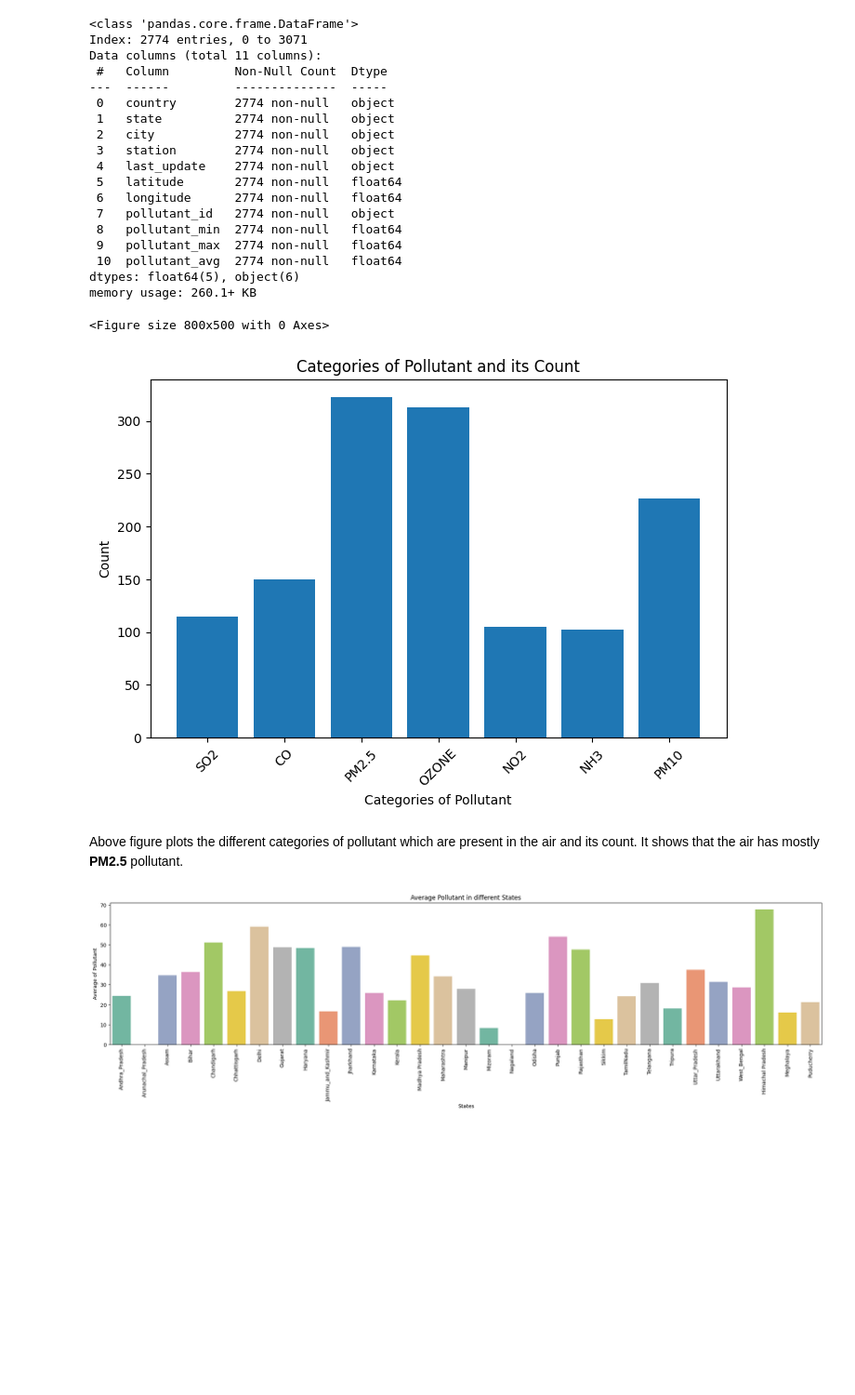
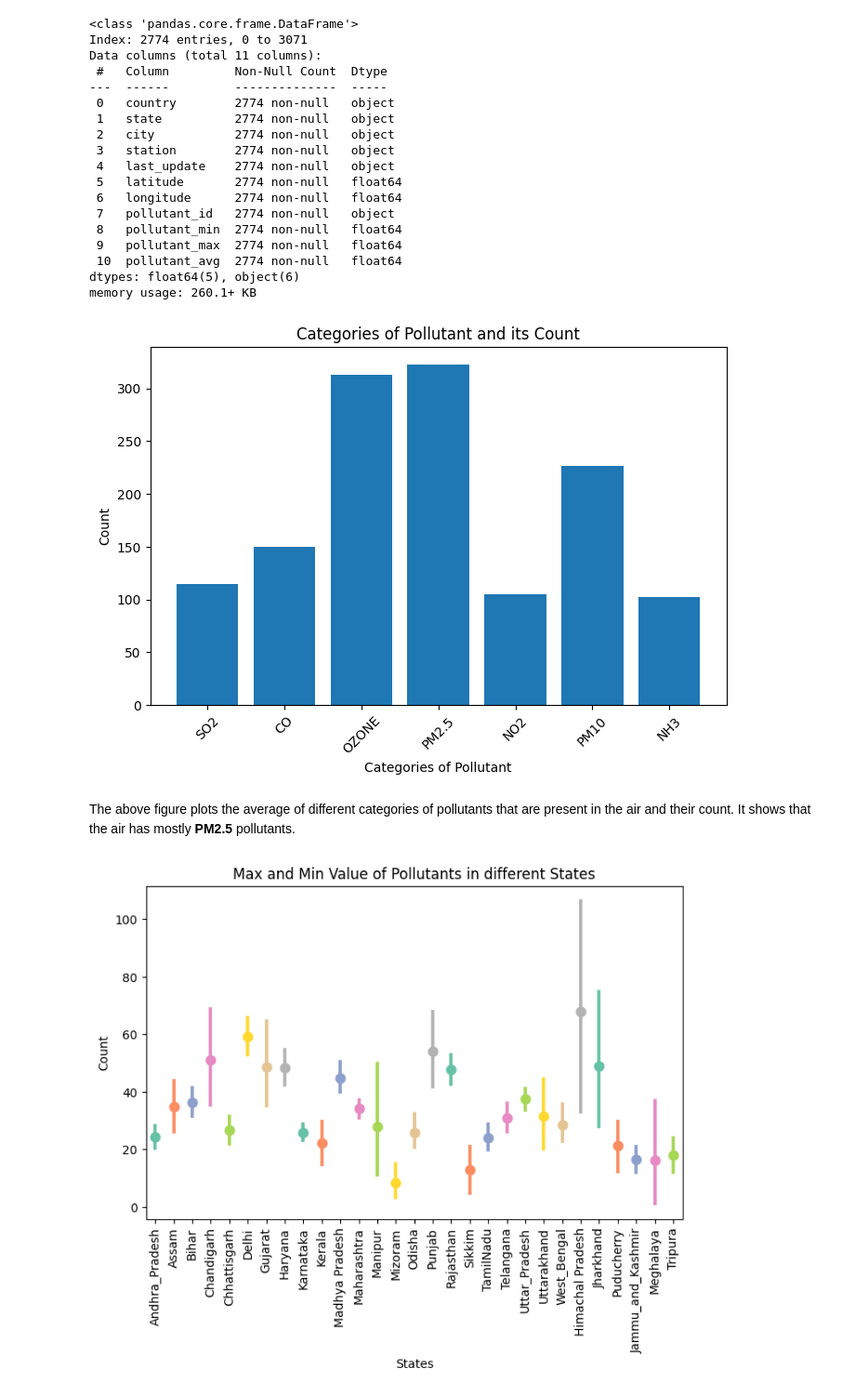
Before and after one commit to adityasharmaa03/PRODIGY_DS_01, a Jupyter notebook: Prodigy_DS_01.ipynb, the cells around one changed output. Shown at 93% size. Saved outputs shown, nothing was run; the diff lists cells and outputs as text; code cells hidden in the pictures; blank space fills up the shorter version.

```diff
--- a/Prodigy_DS_01.ipynb
+++ b/Prodigy_DS_01.ipynb
@@ -97,7 +97,6 @@ Data columns (total 11 columns):
 dtypes: float64(5), object(6)
 memory usage: 260.1+ KB
 # %%
-plt.figure(figsize=(8, 5))
 plt.figure(figsize=(8, 5))
 plt.title('Categories of Pollutant and its Count')
 plt.bar(df['pollutant_id'], df['pollutant_avg'])
@@ -106,18 +105,19 @@ plt.ylabel('Count')
 plt.xticks(rotation=45)
 plt.show()
 # %% [output]
-<Figure size 800x500 with 0 Axes>
-[figure, old version]
+[figure, new version]
 # %% [markdown]
-Above figure plots the different categories of pollutant which are present in the air and its count.
-It shows that the air has mostly **PM2.5** pollutant.
+The above figure plots the average of different categories of pollutants that are present in the air and their count.
+It shows that the air has mostly **PM2.5** pollutants.
-# %%
-plt.figure(figsize=(25, 5))
-plt.title('Average Pollutant in different States')
-sns.barplot(data=df, x=df['state'], y=df['pollutant_avg'],palette='Set2', ci=None)
-plt.xlabel('States')
-plt.ylabel('Average of Pollutant')
-plt.xticks(rotation=90)
-plt.show()
-# %% [output]
-[figure, removed]
+# %%
+plt.figure(figsize=(8, 5))
+plt.title('Max and Min Value of Pollutants in different States')
+
+# df_long = pd.melt(df, id_vars=df['state'], value_vars=df['pollutant_min'], var_name='type', value_name='value')
+sns.pointplot(data=df, x=df['state'], y=df['pollutant_avg'], palette='Set2')
+plt.xlabel('States')
+plt.ylabel('Count')
+plt.xticks(rotation=90)
+plt.show()
+# %% [output]
+[figure, added]
```
Also changed, not shown: parts of 2 cells of this notebook.
